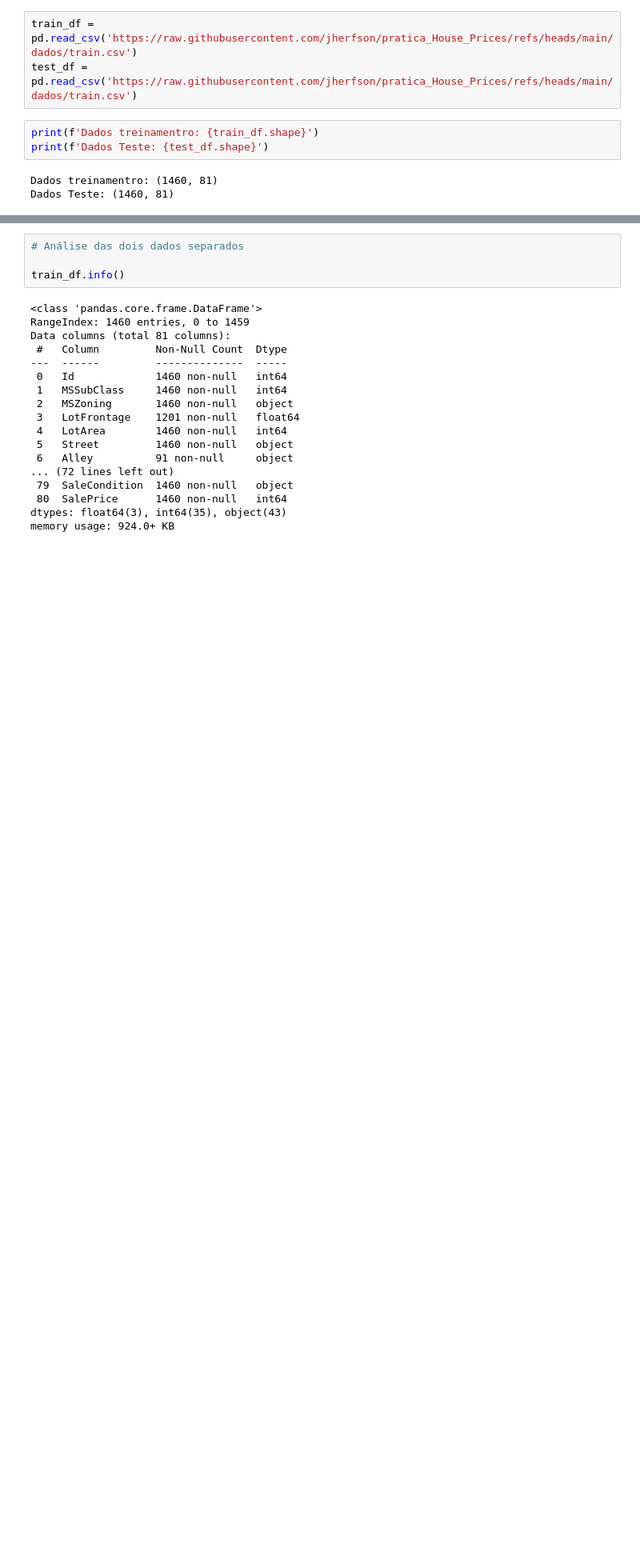
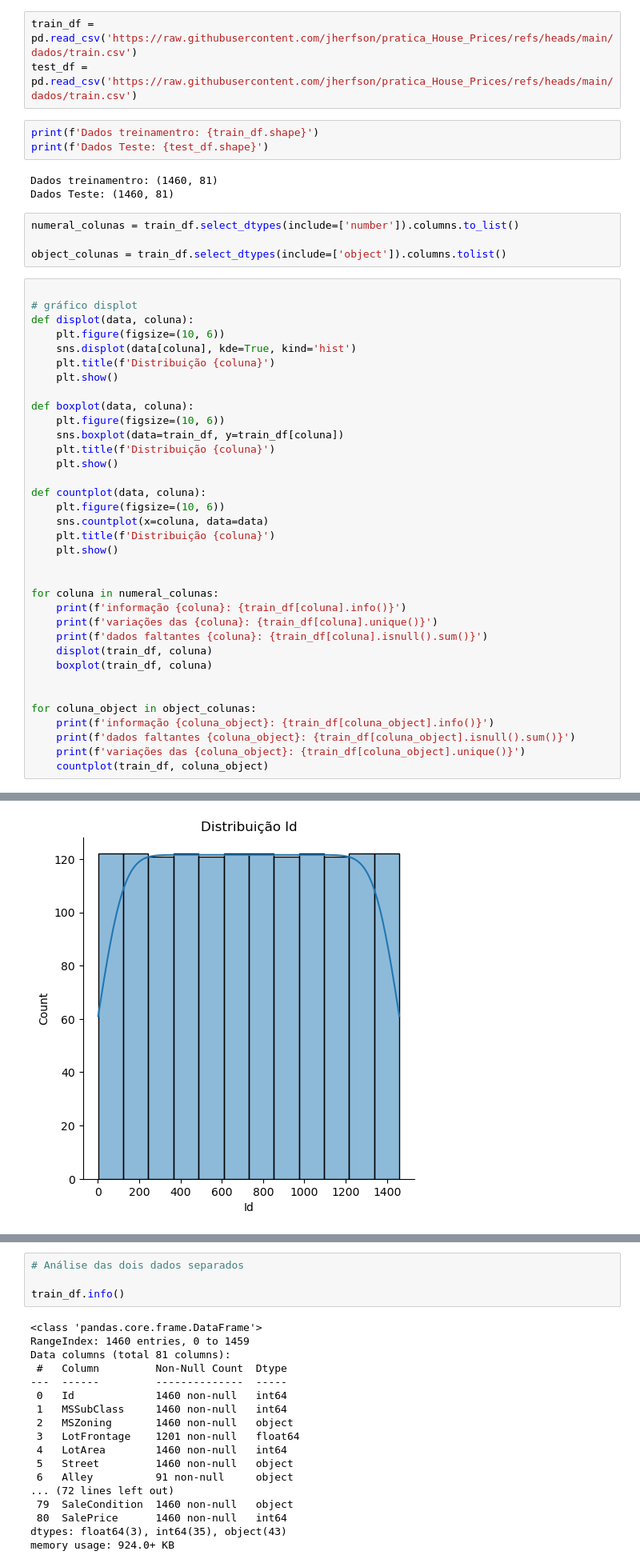
Before and after one commit to jherfson/pratica_House_Prices, a Jupyter notebook: teste_house.ipynb, the cells around one changed output, grey strips where cells are left out. Shown at 80% size. Saved outputs shown, nothing was run; the diff lists cells and outputs as text; blank space fills up the shorter version.

Commit message:
loop para analise das colunas numeral e object

```diff
--- a/teste_house.ipynb
+++ b/teste_house.ipynb
@@ -13,3 +13,43 @@ print(f'Dados Teste: {test_df.shape}')
 # %% [output]
 Dados treinamentro: (1460, 81)
 Dados Teste: (1460, 81)
+# %%
+numeral_colunas = train_df.select_dtypes(include=['number']).columns.to_list()
+
+object_colunas = train_df.select_dtypes(include=['object']).columns.tolist()
+# %%
+
+# gráfico displot
+def displot(data, coluna):
+    plt.figure(figsize=(10, 6))
+    sns.displot(data[coluna], kde=True, kind='hist')
+    plt.title(f'Distribuição {coluna}')
+    plt.show()
+
+def boxplot(data, coluna):
+    plt.figure(figsize=(10, 6))
+    sns.boxplot(data=train_df, y=train_df[coluna])
+    plt.title(f'Distribuição {coluna}')
+    plt.show()
+
+def countplot(data, coluna):
+    plt.figure(figsize=(10, 6))
+    sns.countplot(x=coluna, data=data)
+    plt.title(f'Distribuição {coluna}')
+    plt.show()
+
+
+for coluna in numeral_colunas:
+    print(f'informação {coluna}: {train_df[coluna].info()}')
+    print(f'variações das {coluna}: {train_df[coluna].unique()}')
+    print(f'dados faltantes {coluna}: {train_df[coluna].isnull().sum()}')
+    displot(train_df, coluna)
+    boxplot(train_df, coluna)
+
+
+for coluna_object in object_colunas:
+    print(f'informação {coluna_object}: {train_df[coluna_object].info()}')
+    print(f'dados faltantes {coluna_object}: {train_df[coluna_object].isnull().sum()}')
+    print(f'variações das {coluna_object}: {train_df[coluna_object].unique()}')
+    countplot(train_df, coluna_object)
+# %% [output]
@@ -15,0 +68 @@ Dados Teste: (1460, 81)
+[figure, added]
```
Also changed, not shown: parts of 1 cell of this notebook.
